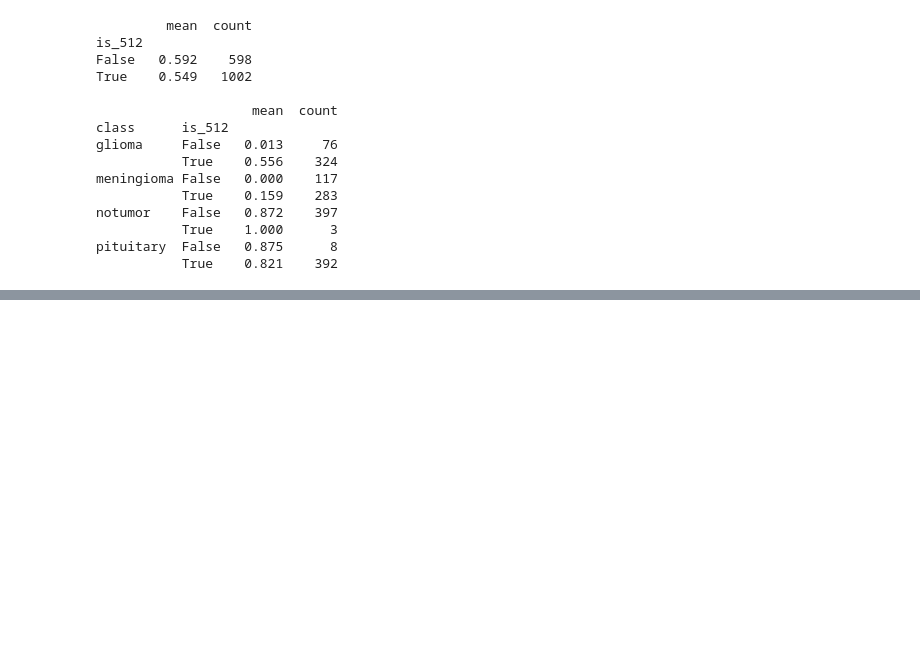
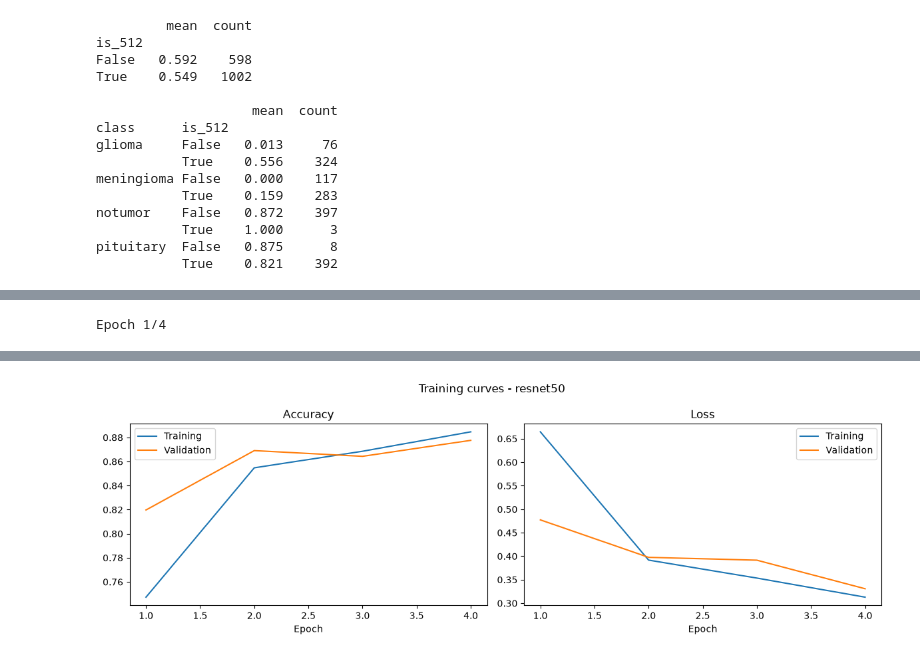
Before and after one commit to Jenik-05/brain-tumor-detection, a Jupyter notebook: notebooks/04_model_training.ipynb, the cells around one changed output, grey strips where cells are left out. Saved outputs shown, nothing was run; the diff lists cells and outputs as text; code cells hidden in the pictures; blank space fills up the shorter version.

```diff
--- a/notebooks/04_model_training.ipynb
+++ b/notebooks/04_model_training.ipynb
@@ -120,0 +155,7 @@ pituitary  False   0.875      8
+# %%
+model = build_resnet50()          # fresh model
+history_df, seconds = train_model(model, train_ds, val_ds, "resnet50", epochs=4)
+print(f"Training took {seconds/60:.1f} minutes, {len(history_df)} epochs")
+evaluation.plot_training_curves(history_df, "resnet50")
+# %% [output]
+Epoch 1/4
@@ -120,0 +170 @@ pituitary  False   0.875      8
+[figure, added]
```
Also changed, not shown: parts of 3 cells of this notebook, 5 other files.
